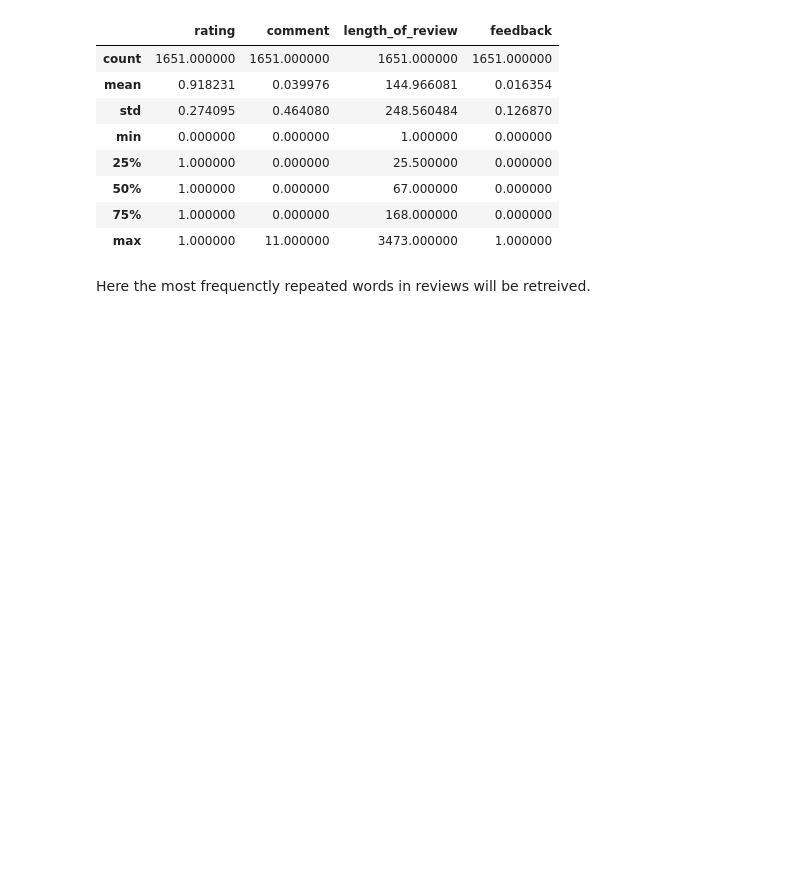
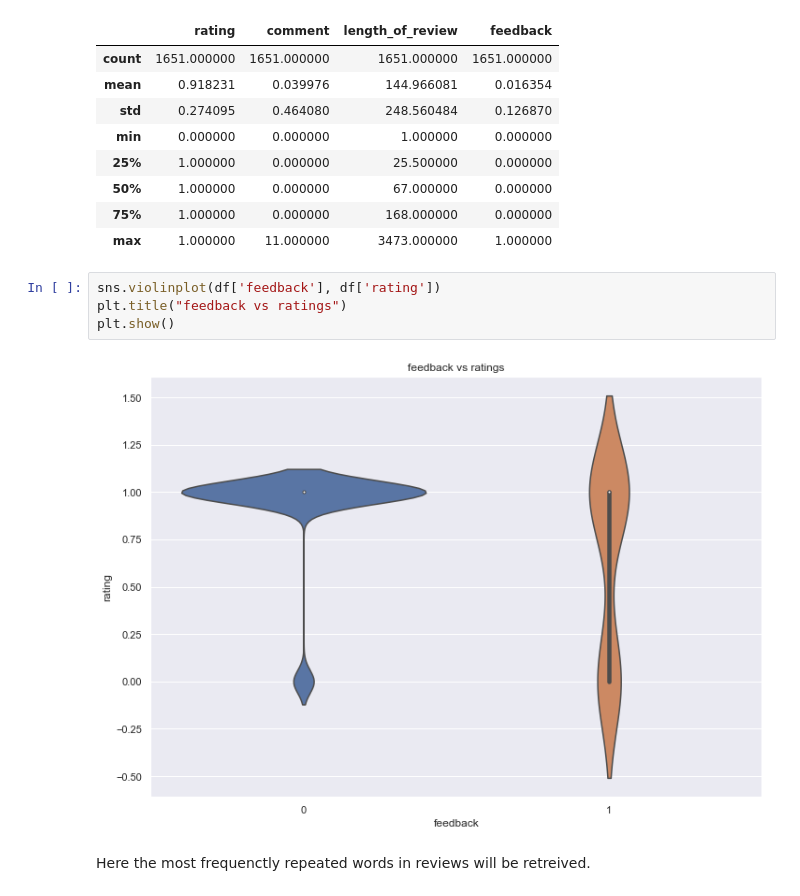
Before and after one commit to kavehamini/Amazon-Review-Analysis-JBL-Charge-4-Speaker-Sentiment-Analysis-NLP, a Jupyter notebook: Sentiment Analysis of Amazon reviews for JBL Speaker.ipynb, the cells around one changed output. Saved outputs shown, nothing was run; the diff lists cells and outputs as text; blank space fills up the shorter version.

```diff
--- a/Sentiment Analysis of Amazon reviews for JBL Speaker.ipynb
+++ b/Sentiment Analysis of Amazon reviews for JBL Speaker.ipynb
@@ -298,6 +305,12 @@ df.describe()
 | 50% | 1.000000 | 0.000000 | 67.000000 | 0.000000 |
 | 75% | 1.000000 | 0.000000 | 168.000000 | 0.000000 |
 | max | 1.000000 | 11.000000 | 3473.000000 | 1.000000 |
+# %%
+sns.violinplot(df['feedback'], df['rating'])
+plt.title("feedback vs ratings")
+plt.show()
+# %% [output]
+[figure, added]
 # %% [markdown]
 Here the most frequenctly repeated words in reviews will be retreived.
 # %%
```
Also changed, not shown: parts of 7 cells of this notebook.
